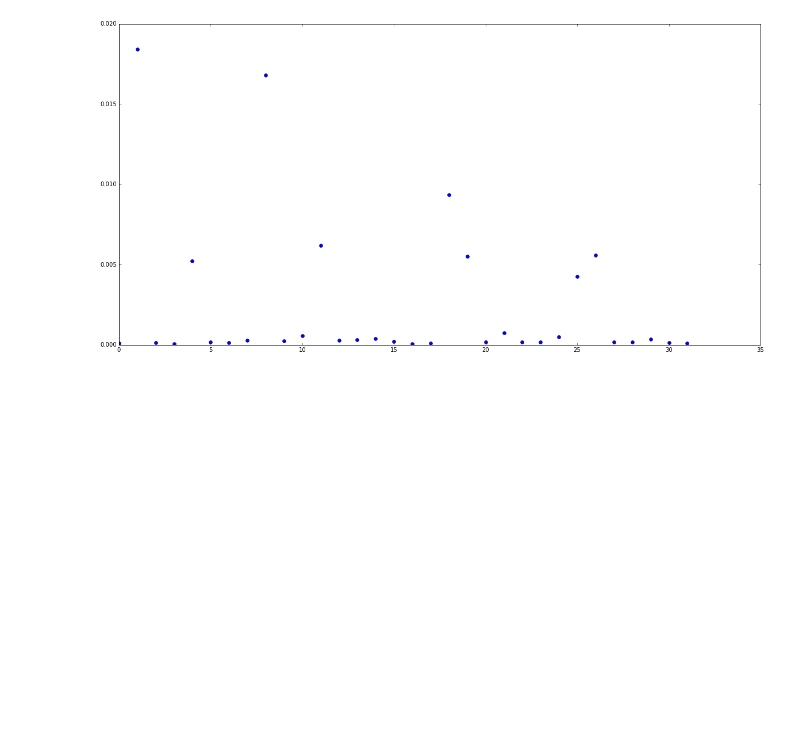
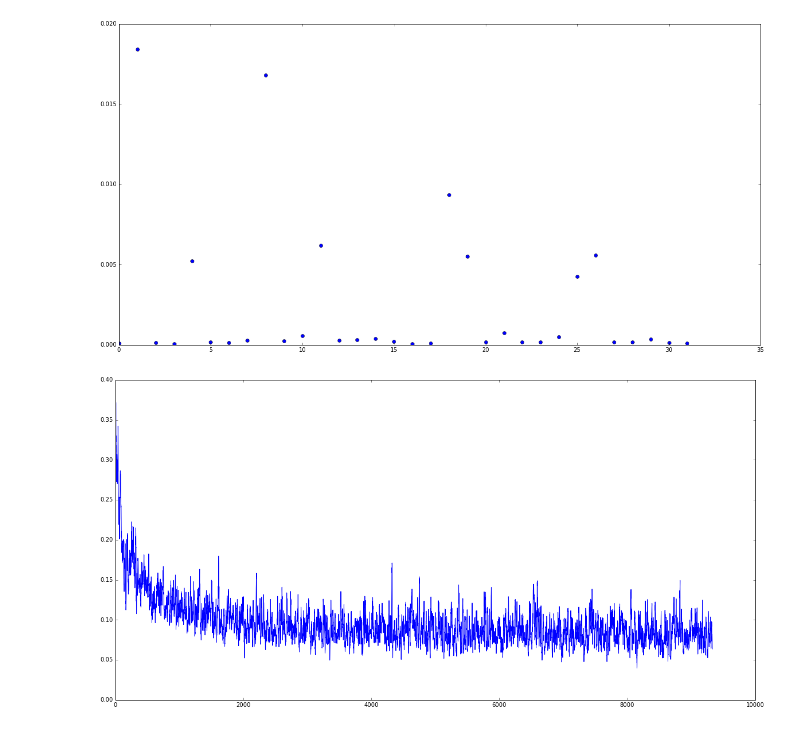
Before and after one commit to emdodds/matching-pursuit, a Jupyter notebook: Notebooks/check results.ipynb, the cells around one changed output. Saved outputs shown, nothing was run; the diff lists cells and outputs as text; code cells hidden in the pictures; blank space fills up the shorter version.

```diff
--- a/Notebooks/check results.ipynb
+++ b/Notebooks/check results.ipynb
@@ -154,3 +154,11 @@ plt.plot(histories['meanacts'],'bo')
 # %% [output]
 [<matplotlib.lines.Line2D at 0x...>]
 [figure]
+# %%
+filename = 'MPonTIMIT8.pickle'
+with open(filename, 'rb') as f:
+    phi, params, histories = pickle.load(f, encoding='latin1')
+# %%
+smoothed(histories['loss'],10)
+# %% [output]
+[figure, added]
```
Also changed, not shown: parts of 2 cells of this notebook, 1 other file.
